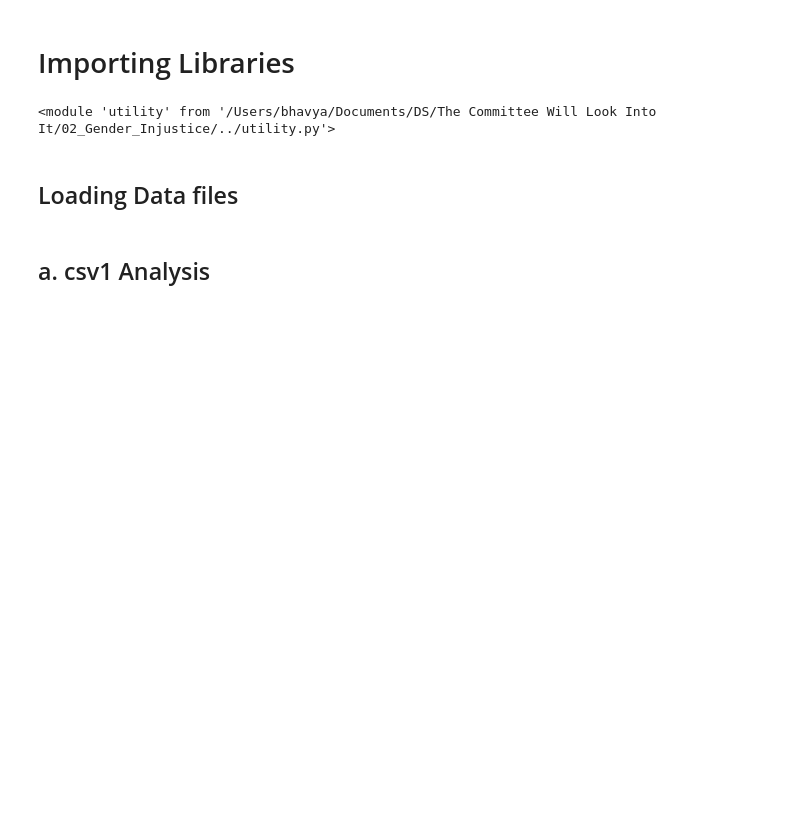
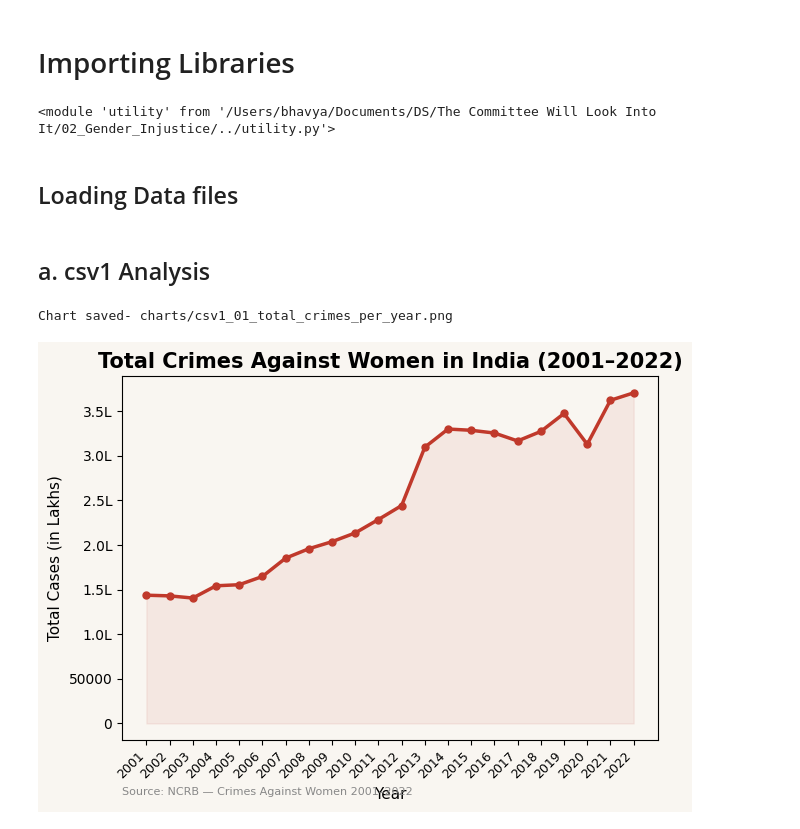
Before and after one commit to bhavya25-ds/The-Committee-Will-Look-Into-It, a Jupyter notebook: 02_Gender_Injustice/03_Analysis.ipynb, the cells around one changed output. Saved outputs shown, nothing was run; the diff lists cells and outputs as text; code cells hidden in the pictures; blank space fills up the shorter version.

Commit message:
analysed csv 1 chart 1

```diff
--- a/02_Gender_Injustice/03_Analysis.ipynb
+++ b/02_Gender_Injustice/03_Analysis.ipynb
@@ -31,3 +31,31 @@ csv6= u.load_data("data/cleaned/file6.csv")
 csv7= u.load_data("data/cleaned/file7.csv")
 # %% [markdown]
 ## a. csv1 Analysis
+# %%
+total_per_year = csv1.groupby("year")["cases"].sum().reset_index()
+
+fig, ax = plt.subplots()
+fig.patch.set_facecolor(u.BG_COLOR)
+ax.set_facecolor(u.BG_COLOR)
+
+ax.plot(
+    total_per_year["year"], total_per_year["cases"],
+    color="#c0392b", linewidth=2.5, marker="o", markersize=5
+)
+ax.fill_between(total_per_year["year"], total_per_year["cases"], alpha=0.08, color="#c0392b")
+
+ax.yaxis.set_major_formatter(mticker.FuncFormatter(u.lakh_formatter))
+ax.set_xticks(total_per_year["year"])
+ax.set_xticklabels(total_per_year["year"], rotation=45, ha="right", fontsize=9)
+
+ax.set_title("Total Crimes Against Women in India (2001–2022)", fontsize=15, fontweight="bold")
+ax.set_xlabel("Year", fontsize=11)
+ax.set_ylabel("Total Cases (in Lakhs)", fontsize=11)
+u.add_source(ax, "NCRB — Crimes Against Women 2001–2022")
+
+plt.tight_layout()
+u.save_fig(fig, "charts", "csv1_01_total_crimes_per_year.png")
+plt.show()
+# %% [output]
+Chart saved- charts/csv1_01_total_crimes_per_year.png
+[figure, added]
```
Also changed, not shown: 1 other file.
